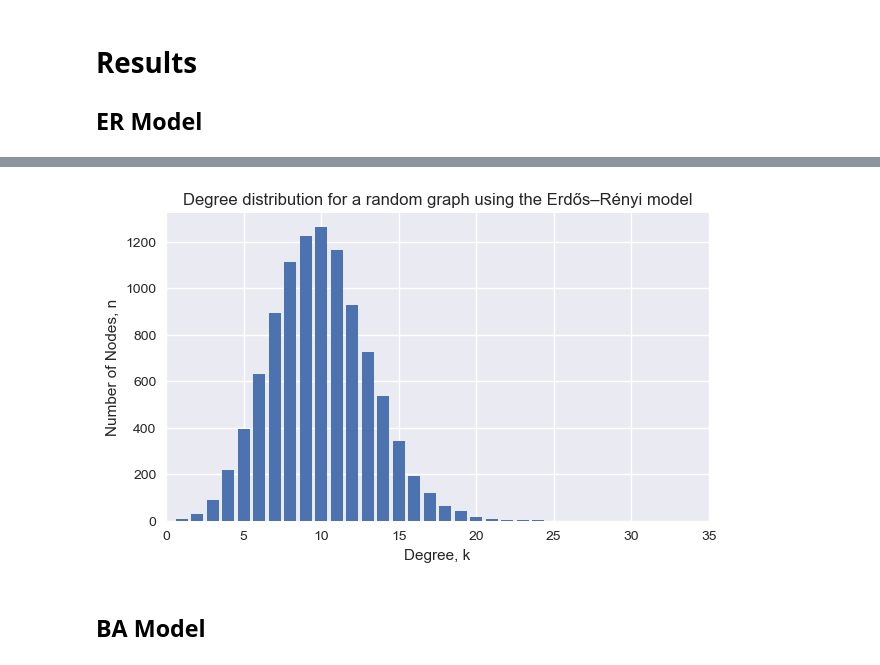
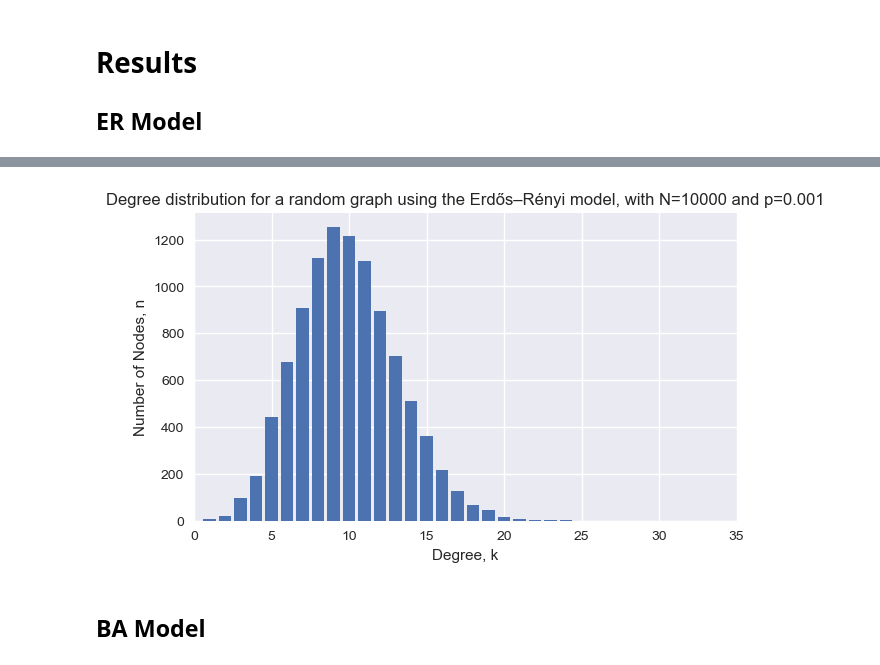
Before and after one commit to lucaswarwick02/Part-III-Individual-Project, a Jupyter notebook: notebooks/er_ba_models.ipynb, the cells around one changed output, grey strips where cells are left out. Drawn from its saved outputs; the diff is of its cells as text; code cells hidden in the pictures.

```diff
--- a/notebooks/er_ba_models.ipynb
+++ b/notebooks/er_ba_models.ipynb
@@ -56,7 +56,7 @@ N = 10000
 # %%
-plot_degree_distribution(er_graph, title='Degree distribution for a random graph using the Erdős–Rényi model')
+plot_degree_distribution(er_graph, title='Degree distribution for a random graph using the Erdős–Rényi model, with N=10000 and p=0.001')
 # %% [output]
-[figure, old version]
+[figure, new version]
 # %% [markdown]
 ## BA Model
 # %%
```
Also changed, not shown: parts of 3 cells of this notebook, 2 other files.
